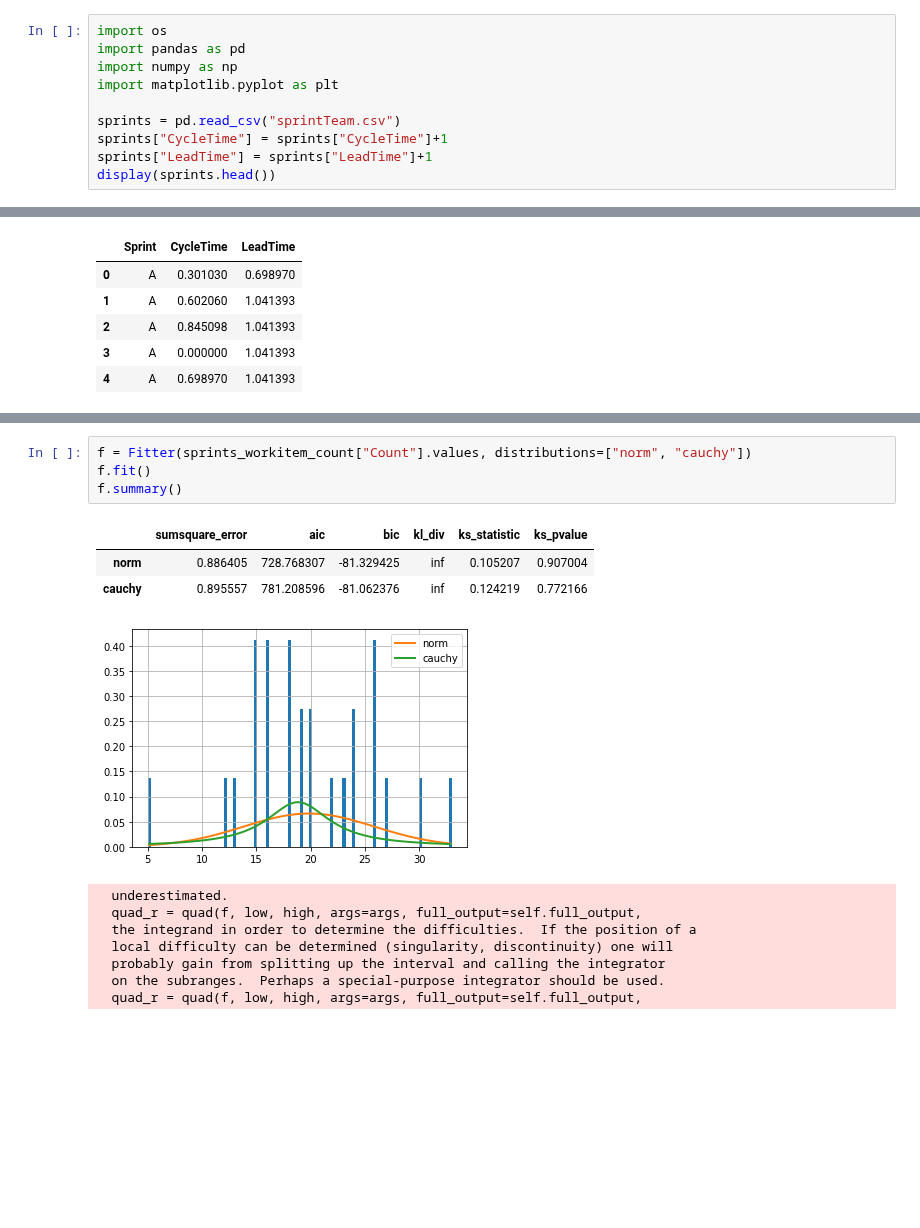
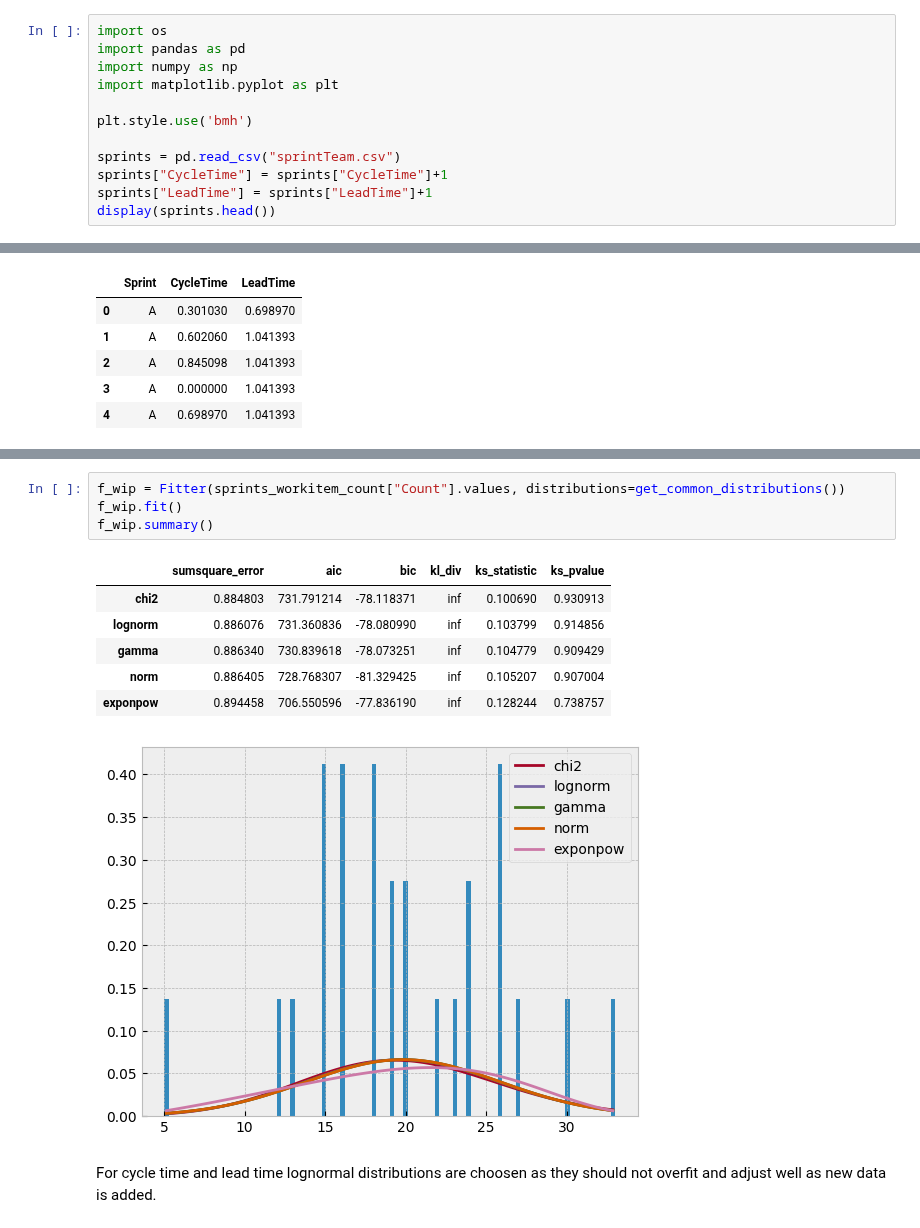
Before and after one commit to zkavtaskin/Lead-Time-Driven-Delivery-Simulation, a Jupyter notebook: Notebook/LittlePower.ipynb, the cells around one changed output, grey strips where cells are left out. Cells and saved outputs as stored; diff of their text form; blank space fills up the shorter version.

Commit message:
fitting to data

```diff
--- a/Notebook/LittlePower.ipynb
+++ b/Notebook/LittlePower.ipynb
@@ -12,6 +18,8 @@ import pandas as pd
 import numpy as np
 import matplotlib.pyplot as plt
 
+plt.style.use('bmh')
+
 sprints = pd.read_csv("sprintTeam.csv")
 sprints["CycleTime"] = sprints["CycleTime"]+1
 sprints["LeadTime"] = sprints["LeadTime"]+1
@@ -139,16 +140,14 @@ f.summary()
 # %%
-f = Fitter(sprints_workitem_count["Count"].values, distributions=["norm", "cauchy"])
-f.fit()
-f.summary()
+f_wip = Fitter(sprints_workitem_count["Count"].values, distributions=get_common_distributions())
+f_wip.fit()
+f_wip.summary()
 # %% [output]
 |  | sumsquare_error | aic | bic | kl_div | ks_statistic | ks_pvalue |
+| chi2 | 0.884803 | 731.791214 | -78.118371 | inf | 0.100690 | 0.930913 |
+| lognorm | 0.886076 | 731.360836 | -78.080990 | inf | 0.103799 | 0.914856 |
+| gamma | 0.886340 | 730.839618 | -78.073251 | inf | 0.104779 | 0.909429 |
 | norm | 0.886405 | 728.768307 | -81.329425 | inf | 0.105207 | 0.907004 |
-| cauchy | 0.895557 | 781.208596 | -81.062376 | inf | 0.124219 | 0.772166 |
+| exponpow | 0.894458 | 706.550596 | -77.836190 | inf | 0.128244 | 0.738757 |
-[figure, old version]
+[figure, new version]
-  underestimated.
-  quad_r = quad(f, low, high, args=args, full_output=self.full_output,
-  the integrand in order to determine the difficulties.  If the position of a
-  local difficulty can be determined (singularity, discontinuity) one will
-  probably gain from splitting up the interval and calling the integrator
-  on the subranges.  Perhaps a special-purpose integrator should be used.
-  quad_r = quad(f, low, high, args=args, full_output=self.full_output,
+# %% [markdown]
+For cycle time and lead time lognormal distributions are choosen as they should not overfit and adjust well as new data is added.
```
Also changed, not shown: parts of 12 cells of this notebook.
